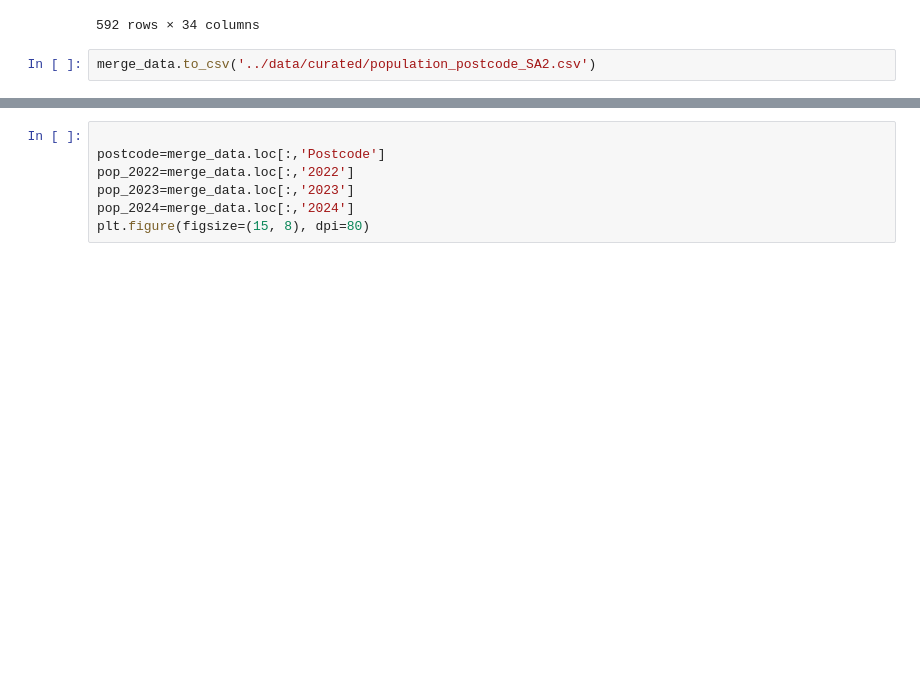
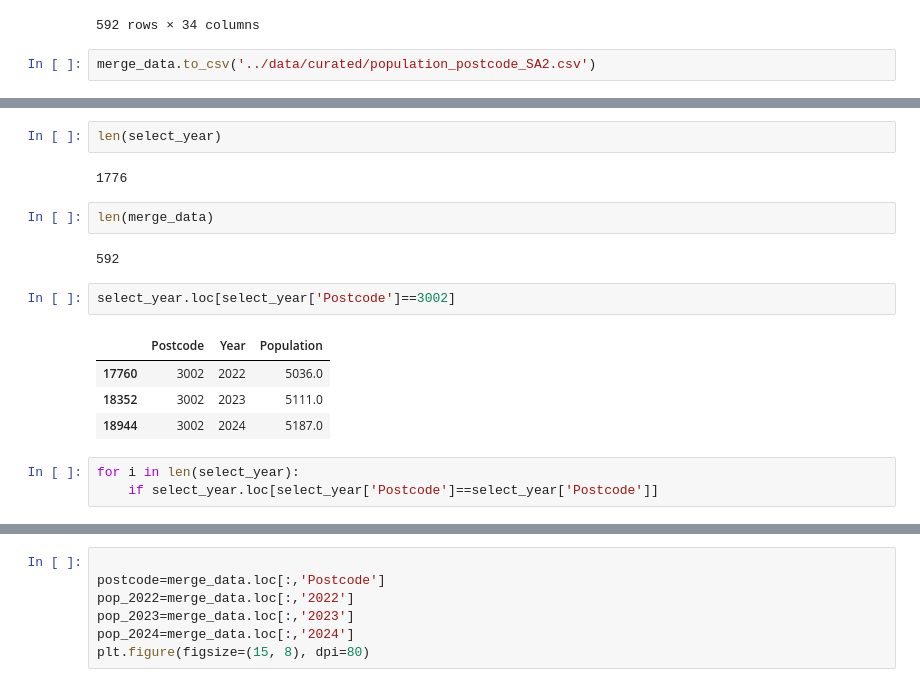
Before and after one commit to MAST30034-Applied-Data-Science/generic-real-estate-consulting-project-group-55, a Jupyter notebook: notebooks/population forecast.ipynb, the cells around one changed output, grey strips where cells are left out. Drawn from its saved outputs; the diff is of its cells as text; blank space fills up the shorter version.

```diff
--- a/notebooks/population forecast.ipynb
+++ b/notebooks/population forecast.ipynb
@@ -137,0 +79,18 @@ ValueError: x and y must have same first dimension, but have shapes (3,) and (59
+# %%
+len(select_year)
+# %% [output]
+1776
+# %%
+len(merge_data)
+# %% [output]
+592
+# %%
+select_year.loc[select_year['Postcode']==3002]
+# %% [output]
+|  | Postcode | Year | Population |
+| 17760 | 3002 | 2022 | 5036.0 |
+| 18352 | 3002 | 2023 | 5111.0 |
+| 18944 | 3002 | 2024 | 5187.0 |
+# %%
+for i in len(select_year):
+    if select_year.loc[select_year['Postcode']==select_year['Postcode']]
```
Also changed, not shown: parts of 12 cells of this notebook.
